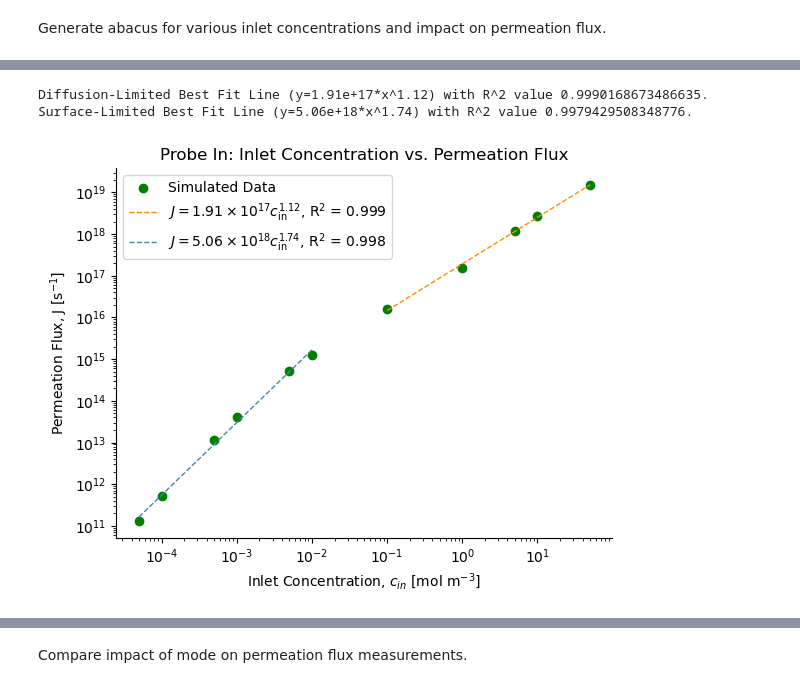
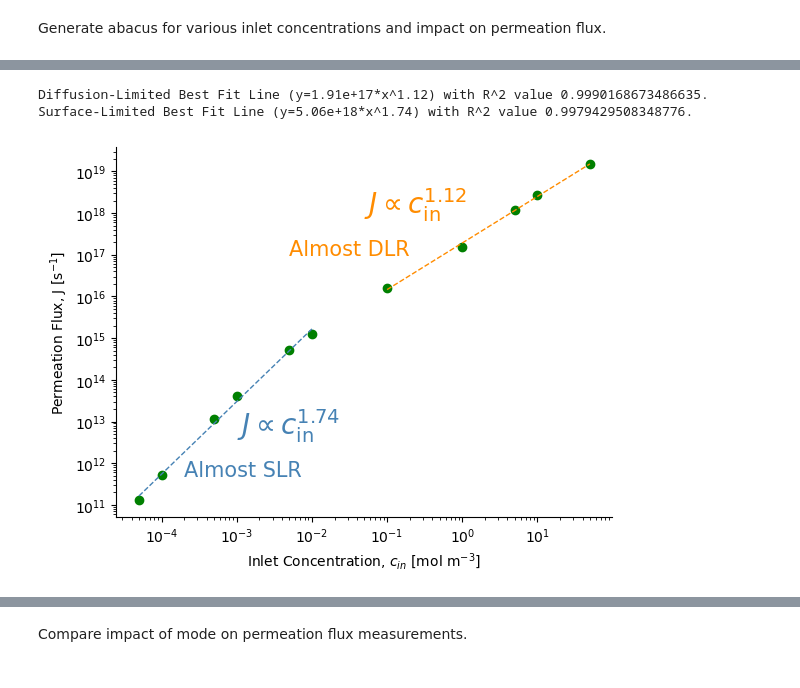
Before and after one commit to kaelyndunnell/Permeator-Probe, a Jupyter notebook: post_process.ipynb, the cells around one changed output, grey strips where cells are left out. Drawn from its saved outputs; the diff is of its cells as text; code cells hidden in the pictures.

Commit message:
update graph labels

```diff
--- a/post_process.ipynb
+++ b/post_process.ipynb
@@ -138,15 +148,28 @@ Pressure drop between inlet and outlet is 0.018922039163708878 Pa.
 Generate abacus for various flow rates and impact on permeation flux.
 # %%
 # PROBE IN
+from matplotlib.ticker import ScalarFormatter
+import matplotlib.ticker as ticker
 
-flow_rates = [1,2,3,4] # kg/s
+class OOMFormatter(ScalarFormatter):
+    def __init__(self, order_of_m, fmt="%1.1f", useMathText=True):
+        self.order_of_m = order_of_m
+        self.fmt = fmt
+        super().__init__(useMathText=useMathText)
+
+    def _set_format(self):
+        self.format = self.fmt
+
+y_formatter = OOMFormatter(18, fmt="%1.1f")
+
+flow_rates = [1,2,3] # kg/s
 
 # first flow rate is benchmark case
 permeation_1kgs = np.genfromtxt(
-    "surfaceRecomboBC/festim_results_probe_in_benchmark/permeation_flux.csv", delimiter=",", names=True
+    "surfaceRecomboBC/festim_abacus_probe_in/festim_results_cin_10.0_mol_m3/permeation_flux.csv", delimiter=",", names=True
 )
 outlet_1kgs = np.genfromtxt(
-    "surfaceRecomboBC/festim_results_probe_in_benchmark/outlet_advective_flux.csv", delimiter=",", names=True
+    "surfaceRecomboBC/festim_abacus_probe_in/festim_results_cin_10.0_mol_m3/outlet_advective_flux.csv", delimiter=",", names=True
 )
 
 permeation_fluxes = [permeation_1kgs["H_flux_surface_7"]]
@@ -161,19 +184,23 @@ for rate in flow_rates[1:]:
         file_path+"/outlet_advective_flux.csv", delimiter=",", names=True
     )
 
-    permeation_fluxes.append(permeation["H_flux_surface_7"])
-    outlet_fluxes.append(outlet["H_advection_flux_surface_6"])
+    permeation_fluxes.append(permeation["T_flux_surface_7"])
+    outlet_fluxes.append(outlet["T_advection_flux_surface_6"])
 
 plt.figure()
 plt.scatter(flow_rates, permeation_fluxes, color="green", linewidth=1)
 plt.plot(flow_rates, permeation_fluxes, color="green", linestyle='--', linewidth=1)
 plt.xlabel(r"Flow Rate (kg s$^{-1}$)")
-plt.ylabel(r"Permeation Flux (s$^{-1}$)")
+plt.ylabel(r"Permeation Flux (T s$^{-1}$)")
+plt.ylim(ymin=0,ymax=3.5e18)
 # plt.yscale('log')
 ax = plt.gca()
+ax.yaxis.set_major_formatter(y_formatter)
+ax.ticklabel_format(axis='y', style='sci', useMathText=True)
+ax.tick_params(labeltop=False, labelbottom=True)
 ax.spines["top"].set_visible(False)
 ax.spines["right"].set_visible(False)
-plt.title("Probe In: Inlet Flow Rate vs. Permeation Flux")
+# plt.title("Probe In: Inlet Flow Rate vs. Permeation Flux")
 plt.savefig("openfoam-abacus-probe-in.pdf")
 plt.show()
 # %% [output]
@@ -227,5 +471,5 @@ Generate abacus for various inlet concentrations and impact on permeation flux.
 # %%
-# PROBE IN
+# PROBE IN -- presentation
 from sklearn.metrics import r2_score
 import scipy
 import numpy as np
@@ -288,36 +532,43 @@ linear_fit = lambda x: slope*x + intercept # produces the same line as y_fit plo
 plt.plot(inlet_concentrations[6:], y_fit(inlet_concentrations[6:]), color='darkorange',linestyle='--', linewidth=1, label = (("$J = {{{}}}c_{{\mathrm{{in}}}}^{{{}}}$").format(convert_to_sci_notation(np.exp(c)), "{:.2f}".format(m))+ r", R$^2$ ="+f" {r_value:.3f}"))
 print(f'Diffusion-Limited Best Fit Line (y={np.exp(c):.2e}*x^{m:.2f}) with R^2 value {r_value}.')
 
+# annotation
+plt.annotate(("$J \propto c_{{\mathrm{{in}}}}^{{{}}}$").format("{:.2f}".format(m)), xy=(50e-3,10e17), color='darkorange', fontsize=20) # diffusion-limited
+plt.annotate("Almost DLR", xy=(50e-4,10e16), color='darkorange', fontsize=15) # diffusion-limited
+
 
 # best fit line surface-limited
 logx_surface = np.log(inlet_concentrations[:6])
 logy_surface = np.log(permeation_fluxes[:6])
 
 coefficients = np.polyfit(logx_surface, logy_surface, 1)
 m = coefficients[0] # slope (exponent of the power law)
 c = coefficients[1] # intercept (log of the scaling factor)
 
 y_fit = lambda x: np.exp(c) * x**m
 
 slope, intercept, r_value, p_value, std_err = scipy.stats.linregress(logx_surface, logy_surface)
 linear_fit = lambda x: slope*x + intercept # produces the same line as y_fit plotted on a log-log scale
 
 plt.plot(inlet_concentrations[:6], y_fit(inlet_concentrations[:6]), color='steelblue',linestyle='--', linewidth=1, label=(("$J = {{{}}}c_{{\mathrm{{in}}}}^{{{}}}$").format(convert_to_sci_notation(np.exp(c)), "{:.2f}".format(m))+ r", R$^2$ ="+f" {r_value:.3f}"))
 print(f'Surface-Limited Best Fit Line (y={np.exp(c):.2e}*x^{m:.2f}) with R^2 value {r_value}.')
 
+# annotation
+plt.annotate(("$J \propto c_{{\mathrm{{in}}}}^{{{}}}$").format("{:.2f}".format(m)),xy=(10e-4,50e11), color='steelblue', fontsize=20) # surface-limited
+plt.annotate("Almost SLR", xy=(20e-5,50e10), color='steelblue', fontsize=15) # surface-limited
 
 plt.xscale('log')
 plt.yscale('log')
 plt.xlabel(r"Inlet Concentration, $c_{in}$ [mol m$^{-3}$]")
 plt.ylabel(r"Permeation Flux, J [s$^{-1}$]")
-plt.legend()
+# plt.legend()
 ax = plt.gca()
 ax.spines["top"].set_visible(False)
 ax.spines["right"].set_visible(False)
-plt.title("Probe In: Inlet Concentration vs. Permeation Flux")
+# plt.title("Probe In: Inlet Concentration vs. Permeation Flux")
 plt.savefig("festim-abacus-probe-in.pdf")
 plt.show()
 # %% [output]
 Diffusion-Limited Best Fit Line (y=1.91e+17*x^1.12) with R^2 value 0.9990168673486635.
 Surface-Limited Best Fit Line (y=5.06e+18*x^1.74) with R^2 value 0.9979429508348776.
-[figure, old version]
+[figure, new version]
```
Also changed, not shown: parts of 14 cells of this notebook.
